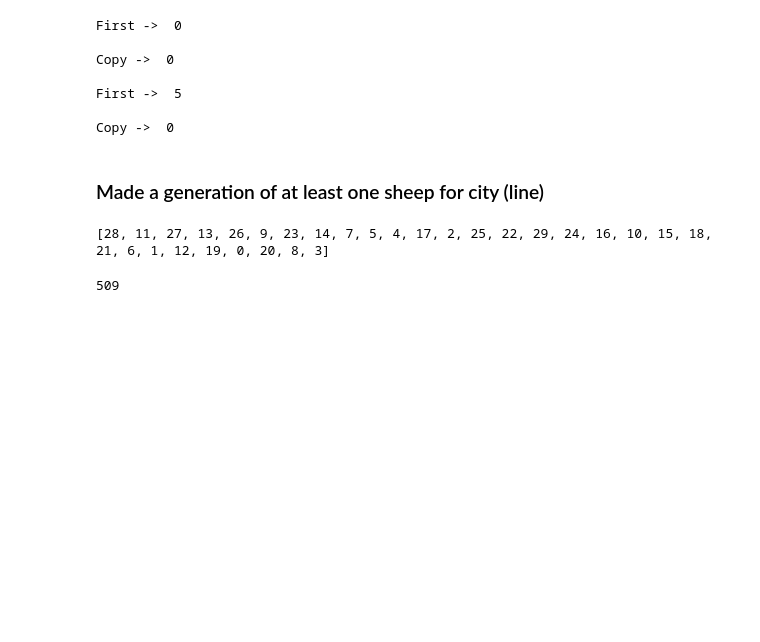
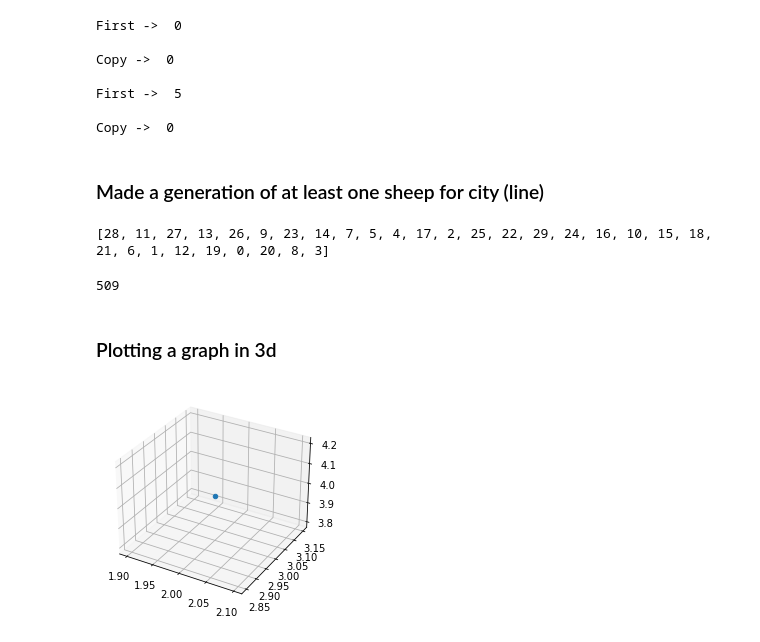
Before and after one commit to PapaArt/Border_Collie_Optimization, a Jupyter notebook: code/__test__/test.ipynb, the cells around one changed output. Saved outputs shown, nothing was run; the diff lists cells and outputs as text; code cells hidden in the pictures; blank space fills up the shorter version.

```diff
--- a/code/__test__/test.ipynb
+++ b/code/__test__/test.ipynb
@@ -195,3 +196,15 @@ print(city_choice(n))
 np.max(problem.edge_weights)
 # %% [output]
 509
+# %% [markdown]
+### Plotting a graph in 3d
+# %%
+fig = plt.figure(figsize=(4,4))
+
+ax = fig.add_subplot(111, projection='3d')
+
+ax.scatter(2,3,4)
+
+plt.show()
+# %% [output]
+[figure, added]
```
Also changed, not shown: parts of 4 cells of this notebook.
